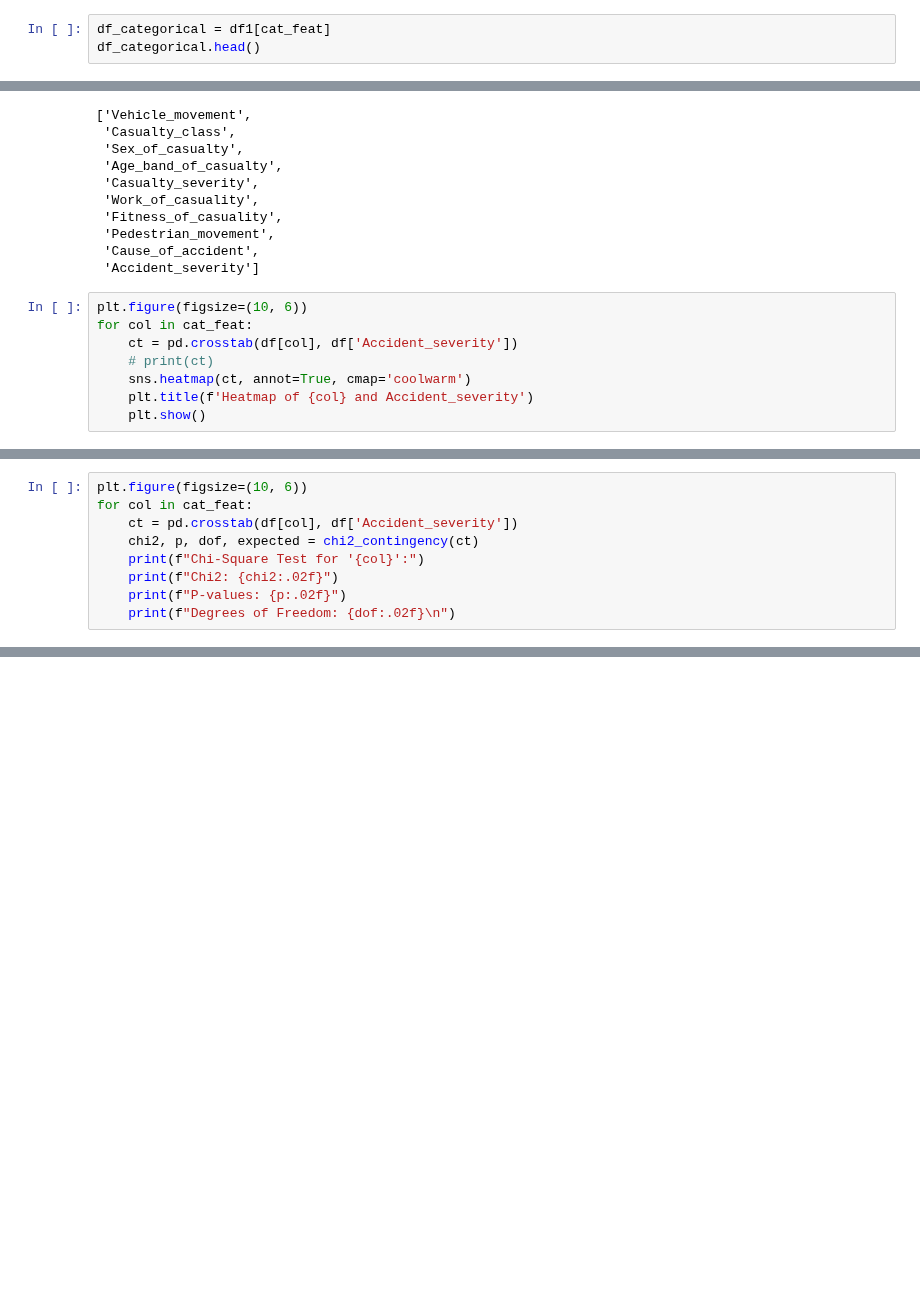
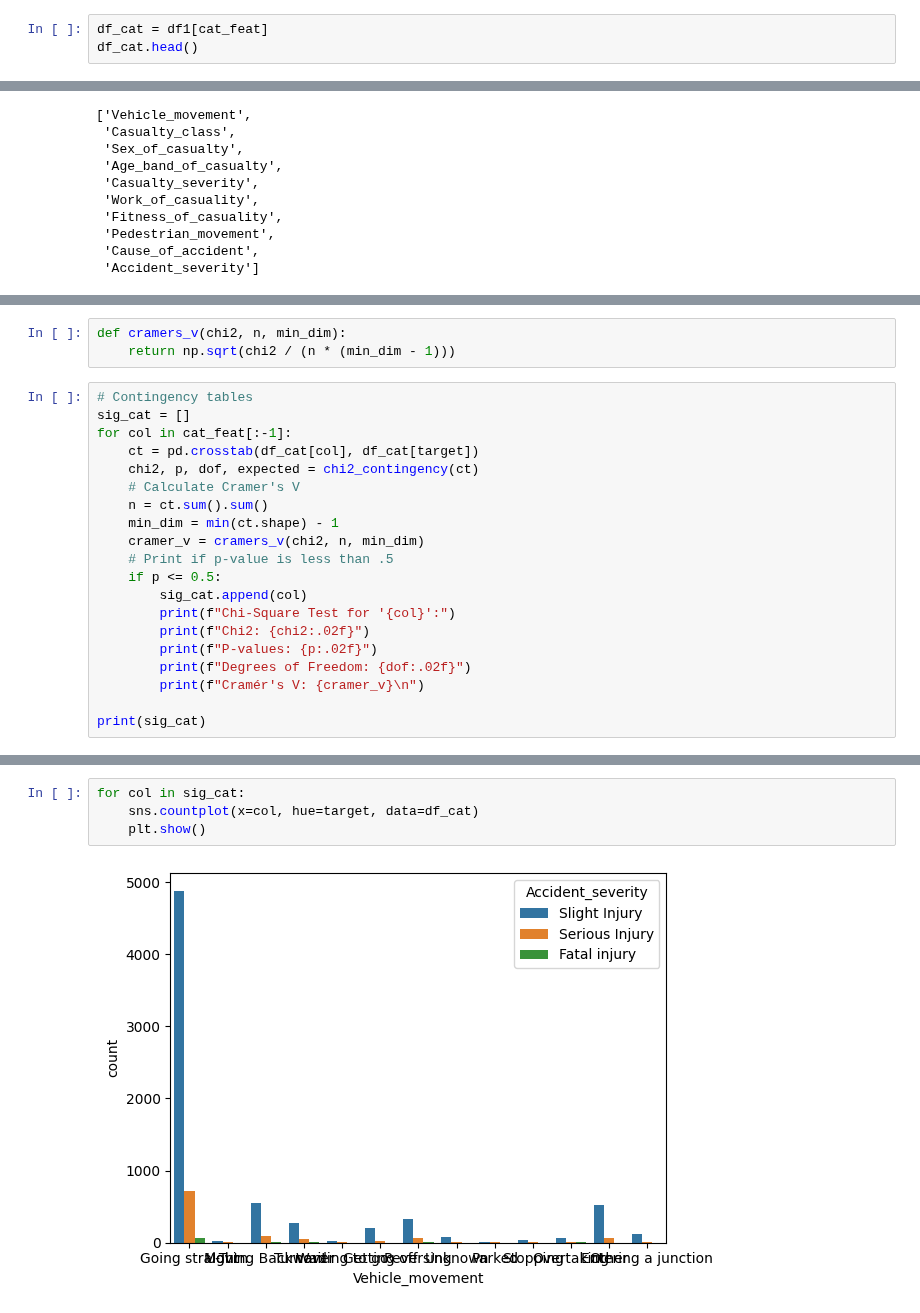
Before and after one commit to junclemente/ADS502-FinalProject, a Jupyter notebook: jun/eda.ipynb, the cells around one changed output, grey strips where cells are left out. Drawn from its saved outputs; the diff is of its cells as text; blank space fills up the shorter version.

```diff
--- a/jun/eda.ipynb
+++ b/jun/eda.ipynb
@@ -285,6 +285,6 @@ to the severity of accidents:
 # %%
-df_categorical = df1[cat_feat]
-df_categorical.head()
+df_cat = df1[cat_feat]
+df_cat.head()
 # %% [output]
 |  | Vehicle_movement | Casualty_class | Sex_of_casualty | Age_band_of_casualty | Casualty_severity | ... |
 | 0 | Going straight | na | na | na | na | ... |
@@ -330,11 +305,3 @@ cat_feat
  'Pedestrian_movement',
  'Cause_of_accident',
  'Accident_severity']
-# %%
-plt.figure(figsize=(10, 6))
-for col in cat_feat:
-    ct = pd.crosstab(df[col], df['Accident_severity'])
-    # print(ct)
-    sns.heatmap(ct, annot=True, cmap='coolwarm')
-    plt.title(f'Heatmap of {col} and Accident_severity')
-    plt.show()
@@ -352,11 +312,25 @@ for col in cat_feat:
+# %%
+def cramers_v(chi2, n, min_dim):
+    return np.sqrt(chi2 / (n * (min_dim - 1)))
 # %%
-plt.figure(figsize=(10, 6))
-for col in cat_feat:
-    ct = pd.crosstab(df[col], df['Accident_severity'])
+# Contingency tables
+sig_cat = []
+for col in cat_feat[:-1]:
+    ct = pd.crosstab(df_cat[col], df_cat[target])
     chi2, p, dof, expected = chi2_contingency(ct)
-    print(f"Chi-Square Test for '{col}':")
-    print(f"Chi2: {chi2:.02f}")
-    print(f"P-values: {p:.02f}")
-    print(f"Degrees of Freedom: {dof:.02f}\n")
+    # Calculate Cramer's V
+    n = ct.sum().sum()
+    min_dim = min(ct.shape) - 1
+    cramer_v = cramers_v(chi2, n, min_dim)
+    # Print if p-value is less than .5
+    if p <= 0.5:
+        sig_cat.append(col)
+        print(f"Chi-Square Test for '{col}':")
+        print(f"Chi2: {chi2:.02f}")
+        print(f"P-values: {p:.02f}")
+        print(f"Degrees of Freedom: {dof:.02f}")
+        print(f"Cramér's V: {cramer_v}\n")
+
+print(sig_cat)
 # %% [output]
 Chi-Square Test for 'Vehicle_movement':
@@ -379,0 +361,6 @@ Degrees of Freedom: 4.00
+# %%
+for col in sig_cat:
+    sns.countplot(x=col, hue=target, data=df_cat)
+    plt.show()
+# %% [output]
+[figure, added]
```
Also changed, not shown: parts of 26 cells of this notebook.
